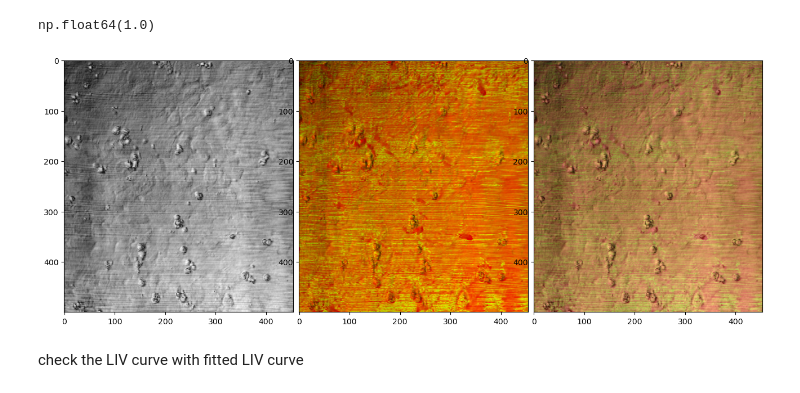
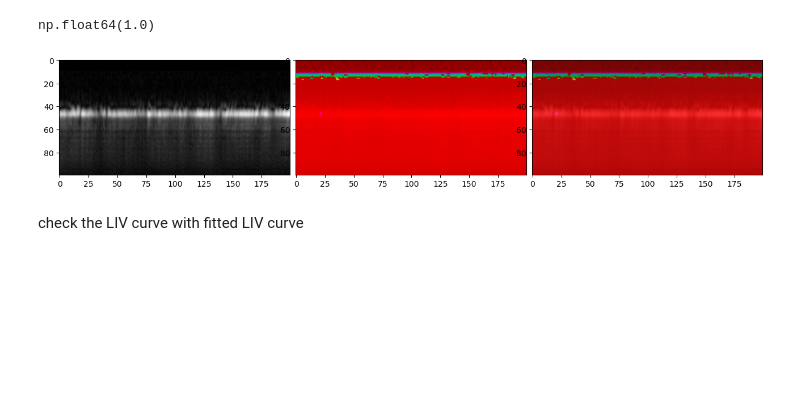
Before and after one commit to unrealxiao/dynamicOCT, a Jupyter notebook: YusunoDOCT.ipynb, the cells around one changed output. Saved outputs shown, nothing was run; the diff lists cells and outputs as text; code cells hidden in the pictures; blank space fills up the shorter version.

```diff
--- a/YusunoDOCT.ipynb
+++ b/YusunoDOCT.ipynb
@@ -40,7 +40,7 @@ plt.imshow(volume[1, :, :], cmap="gray")
 # %%
 image_list = os.listdir(data_path)#list all images address in data_path
 fourD_image_volume_complete = utils.load_nested_data_pickle(data_path, len(image_list))#load all image volume and combine them in one 4D np array
-fourD_image = fourD_image_volume_complete[:, :, 48:50, :]
+fourD_image = fourD_image_volume_complete[:, 40:50, :, 100:300]
 # %%
 concatenate_set = utils.concatenate_scan_set(fourD_image)
 # %%
@@ -216,11 +216,11 @@ np.float64(1.5587013863314556)
 # %% [markdown]
 add color to swift and alive in my way
 # %%
-slice_index = 0
-swift_slice = swift[:, slice_index, :]
-swift_slice[swift_slice > np.percentile(swift_slice, 99)] = np.median(swift_slice)
+slice_index = 8
+swift_slice = swift[slice_index, :, :]
+swift_slice[swift_slice > np.percentile(swift_slice, 97)] = np.median(swift_slice)
 swift_normalized = cv2.normalize(swift_slice, None, 0, 255, cv2.NORM_MINMAX).astype(np.float64)
-fourD_normalized = cv2.normalize(fourD_image[10, :, slice_index, :], None, 0, 255, cv2.NORM_MINMAX).astype(np.float64)
+fourD_normalized = cv2.normalize(fourD_image[10, slice_index, :, :], None, 0, 255, cv2.NORM_MINMAX).astype(np.float64)
 
 plt.figure(figsize=(16, 8))
 gs1 = gridspec.GridSpec(1, 3)
@@ -257,27 +257,27 @@ np.max(swift_rgb)
 # %% [output]
 np.float64(1.0)
 # %%
-swift_rgb_slice = swift_rgb[:, slice_index, :]
+swift_rgb_slice = swift_rgb[slice_index, :, :]
 plt.figure(figsize=(16, 8))
 gs1 = gridspec.GridSpec(1, 3)
 gs1.update(wspace = 0.025, hspace = 0.05)
 
 ax1 = plt.subplot(gs1[0])
 plt.axis('on')
 ax1.imshow(fourD_normalized, cmap="gray")
 ax1.set_aspect('equal')
 ax2 = plt.subplot(gs1[1])
 plt.axis('on')
 ax2.imshow(swift_rgb_slice)
 ax2.set_aspect('equal')
 ax3 = plt.subplot(gs1[2])
 plt.axis('on')
-ax3.imshow(fourD_normalized, cmap="gray")
-ax3.imshow(swift_rgb_slice, alpha=0.5)
+ax3.imshow(fourD_normalized, cmap="gray", alpha=0.9)
+ax3.imshow(swift_rgb_slice, alpha=0.8)
 ax1.set_aspect('equal')
 plt.show()
 # %% [output]
-[figure, old version]
+[figure, new version]
 # %% [markdown]
 check the LIV curve with fitted LIV curve
 # %%
```
Also changed, not shown: parts of 1 cell of this notebook, 2 other files.
